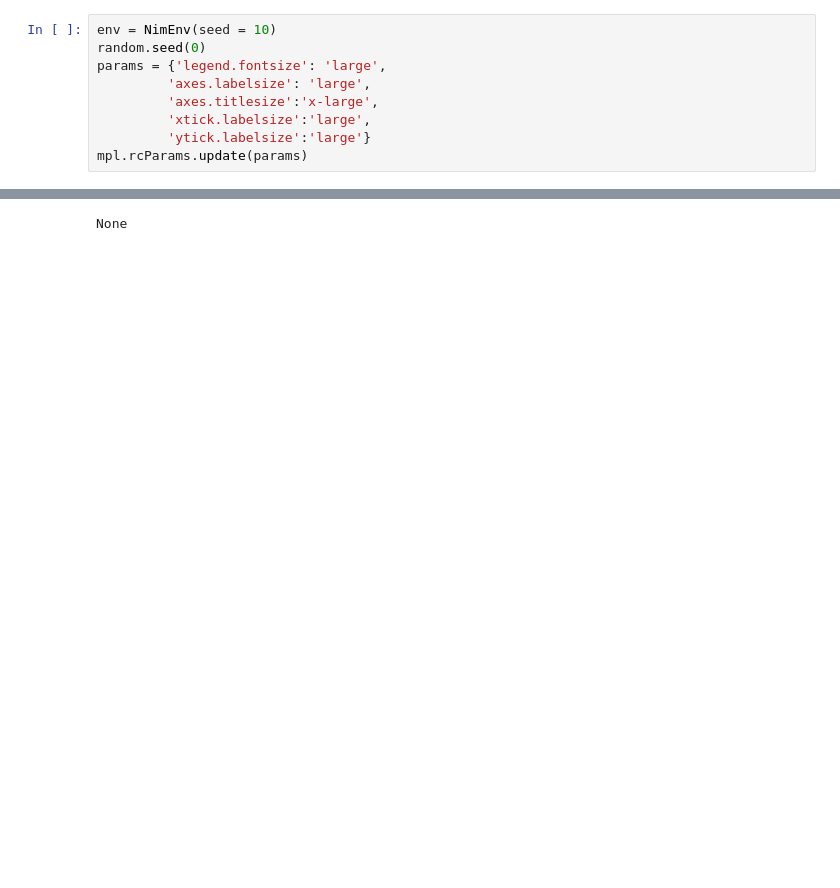
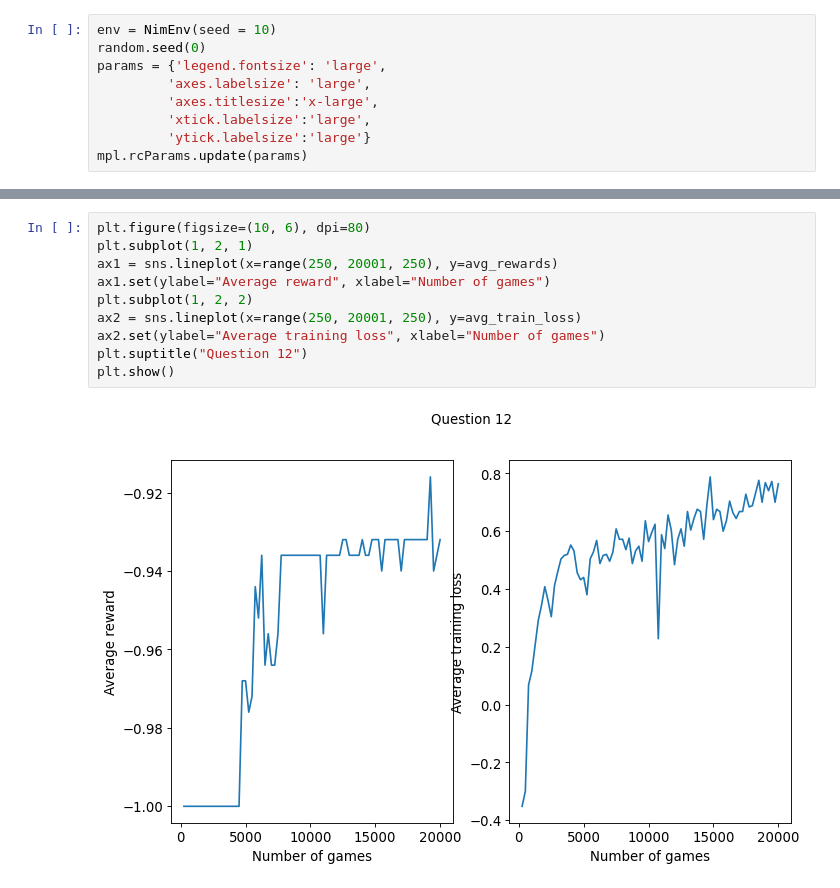
Before and after one commit to bschiehl/MP_nim, a Jupyter notebook: DQN.ipynb, the cells around one changed output, grey strips where cells are left out. Drawn from its saved outputs; the diff is of its cells as text; blank space fills up the shorter version.

```diff
--- a/DQN.ipynb
+++ b/DQN.ipynb
@@ -331,3 +403,12 @@ plt.show()
 # %%
+plt.figure(figsize=(10, 6), dpi=80)
+plt.subplot(1, 2, 1)
+ax1 = sns.lineplot(x=range(250, 20001, 250), y=avg_rewards)
+ax1.set(ylabel="Average reward", xlabel="Number of games")
+plt.subplot(1, 2, 2)
+ax2 = sns.lineplot(x=range(250, 20001, 250), y=avg_train_loss)
+ax2.set(ylabel="Average training loss", xlabel="Number of games")
+plt.suptitle("Question 12")
+plt.show()
 # %% [output]
-None
+[figure, added]
```
Also changed, not shown: parts of 19 cells of this notebook.
